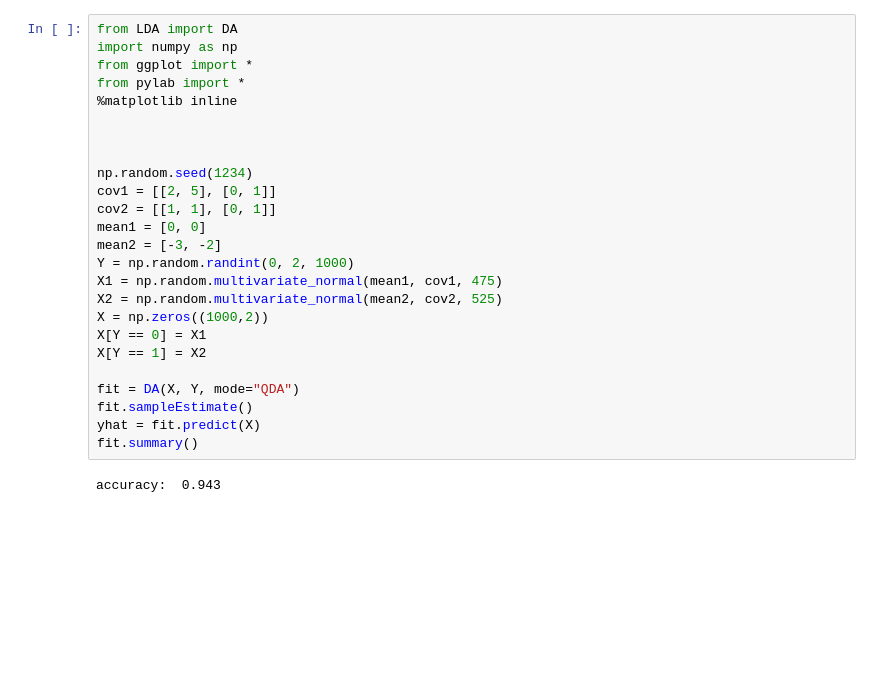
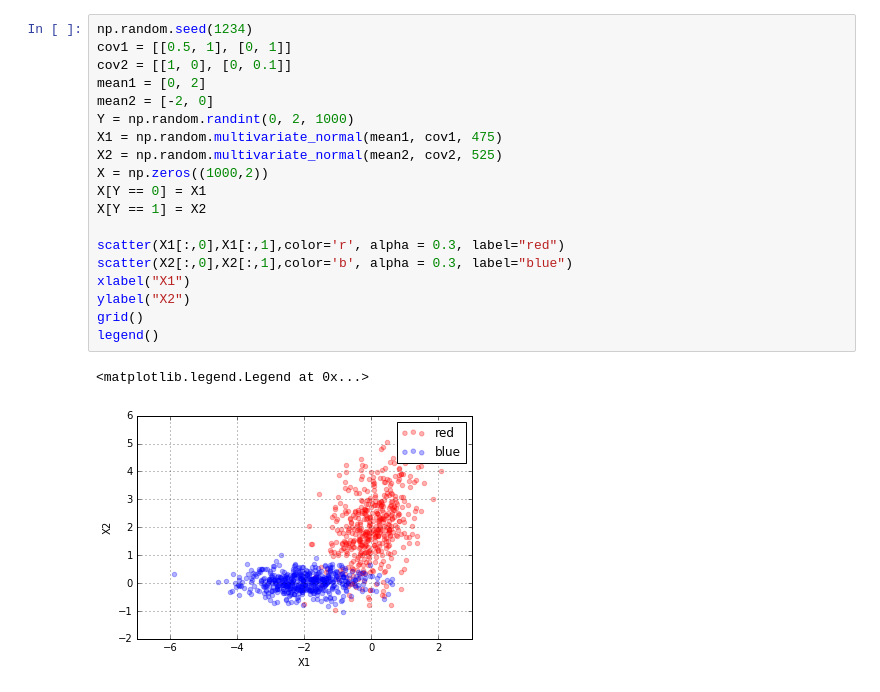
Before and after one commit to mmottahedi/STAT557, a Jupyter notebook: project1/Test.ipynb, the cells around one changed output. Drawn from its saved outputs; the diff is of its cells as text; blank space fills up the shorter version.

```diff
--- a/project1/Test.ipynb
+++ b/project1/Test.ipynb
@@ -1,27 +8,22 @@
 # %%
-from LDA import DA
-import numpy as np
-from ggplot import *
-from pylab import *
-%matplotlib inline
-
-
-
 np.random.seed(1234)
-cov1 = [[2, 5], [0, 1]]
-cov2 = [[1, 1], [0, 1]]
-mean1 = [0, 0]
-mean2 = [-3, -2]
+cov1 = [[0.5, 1], [0, 1]]
+cov2 = [[1, 0], [0, 0.1]]
+mean1 = [0, 2]
+mean2 = [-2, 0]
 Y = np.random.randint(0, 2, 1000)
 X1 = np.random.multivariate_normal(mean1, cov1, 475)
 X2 = np.random.multivariate_normal(mean2, cov2, 525)
 X = np.zeros((1000,2))
 X[Y == 0] = X1
 X[Y == 1] = X2
 
-fit = DA(X, Y, mode="QDA")
-fit.sampleEstimate()
-yhat = fit.predict(X)
-fit.summary()
+scatter(X1[:,0],X1[:,1],color='r', alpha = 0.3, label="red")
+scatter(X2[:,0],X2[:,1],color='b', alpha = 0.3, label="blue")
+xlabel("X1")
+ylabel("X2")
+grid()
+legend()
 # %% [output]
-accuracy:  0.943
+<matplotlib.legend.Legend at 0x...>
+[figure, added]
```
Also changed, not shown: parts of 10 cells of this notebook, 4 other files.
